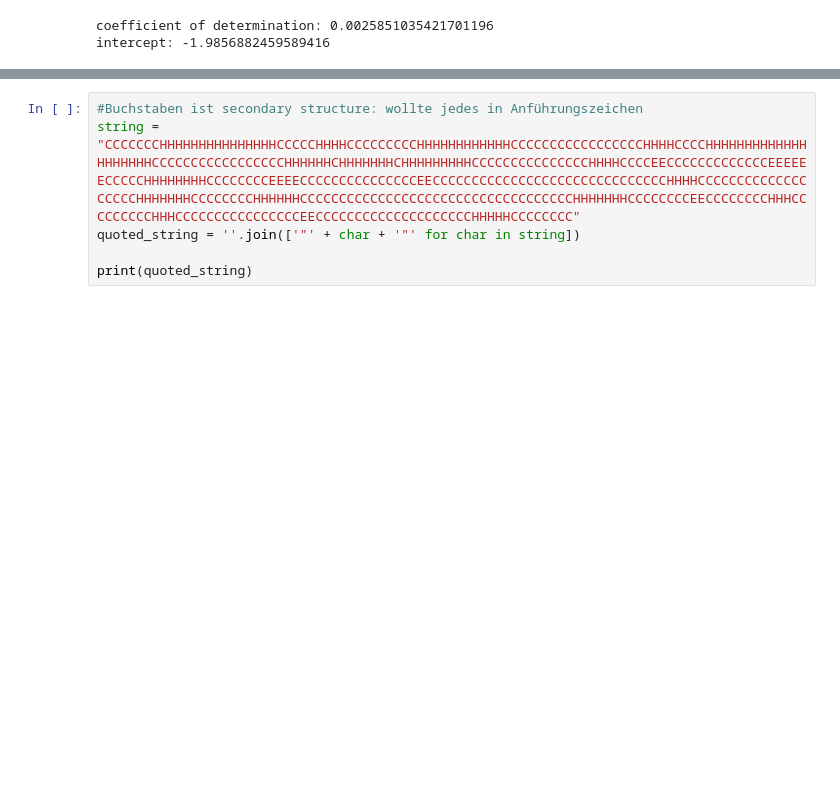
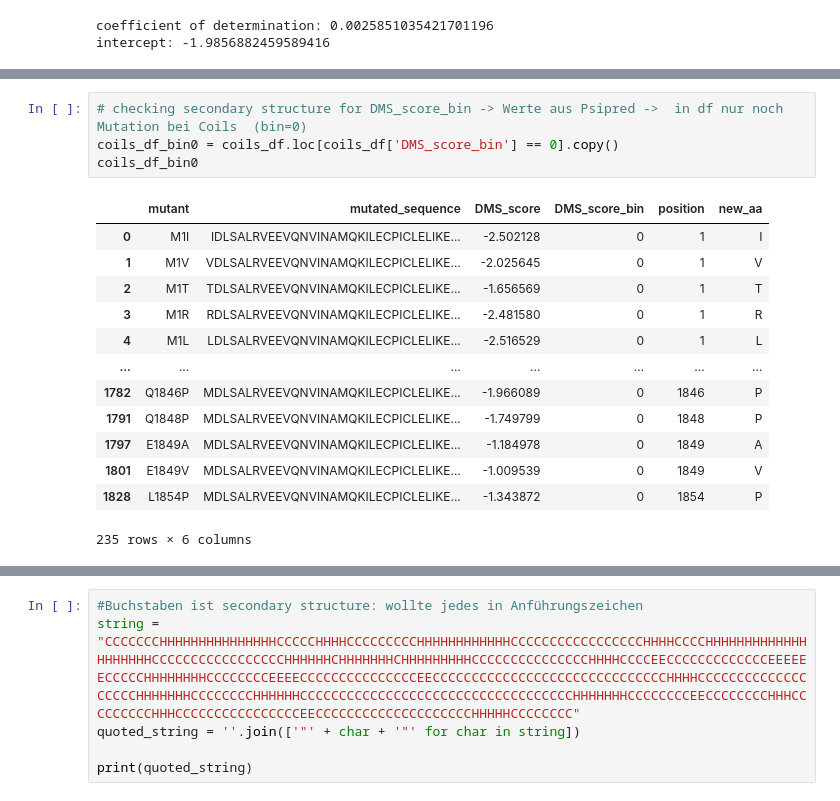
Before and after one commit to datascience-mobi-2023/topic02_team04, a Jupyter notebook: Code1_Mara.ipynb, the cells around one changed output, grey strips where cells are left out. Saved outputs shown, nothing was run; the diff lists cells and outputs as text; blank space fills up the shorter version.

```diff
--- a/Code1_Mara.ipynb
+++ b/Code1_Mara.ipynb
@@ -293,0 +333,18 @@ Number of rows: 60
+# %%
+# checking secondary structure for DMS_score_bin -> Werte aus Psipred ->  in df nur noch Mutation bei Coils  (bin=0)
+coils_df_bin0 = coils_df.loc[coils_df['DMS_score_bin'] == 0].copy()
+coils_df_bin0
+# %% [output]
+|  | mutant | mutated_sequence | DMS_score | DMS_score_bin | position | new_aa |
+| 0 | M1I | IDLSALRVEEVQNVINAMQKILECPICLELIKE... | -2.502128 | 0 | 1 | I |
+| 1 | M1V | VDLSALRVEEVQNVINAMQKILECPICLELIKE... | -2.025645 | 0 | 1 | V |
+| 2 | M1T | TDLSALRVEEVQNVINAMQKILECPICLELIKE... | -1.656569 | 0 | 1 | T |
+| 3 | M1R | RDLSALRVEEVQNVINAMQKILECPICLELIKE... | -2.481580 | 0 | 1 | R |
+| 4 | M1L | LDLSALRVEEVQNVINAMQKILECPICLELIKE... | -2.516529 | 0 | 1 | L |
+| ... | ... | ... | ... | ... | ... | ... |
+| 1782 | Q1846P | MDLSALRVEEVQNVINAMQKILECPICLELIKE... | -1.966089 | 0 | 1846 | P |
+| 1791 | Q1848P | MDLSALRVEEVQNVINAMQKILECPICLELIKE... | -1.749799 | 0 | 1848 | P |
+| 1797 | E1849A | MDLSALRVEEVQNVINAMQKILECPICLELIKE... | -1.184978 | 0 | 1849 | A |
+| 1801 | E1849V | MDLSALRVEEVQNVINAMQKILECPICLELIKE... | -1.009539 | 0 | 1849 | V |
+| 1828 | L1854P | MDLSALRVEEVQNVINAMQKILECPICLELIKE... | -1.343872 | 0 | 1854 | P |
+235 rows × 6 columns
```
Also changed, not shown: parts of 8 cells of this notebook.
